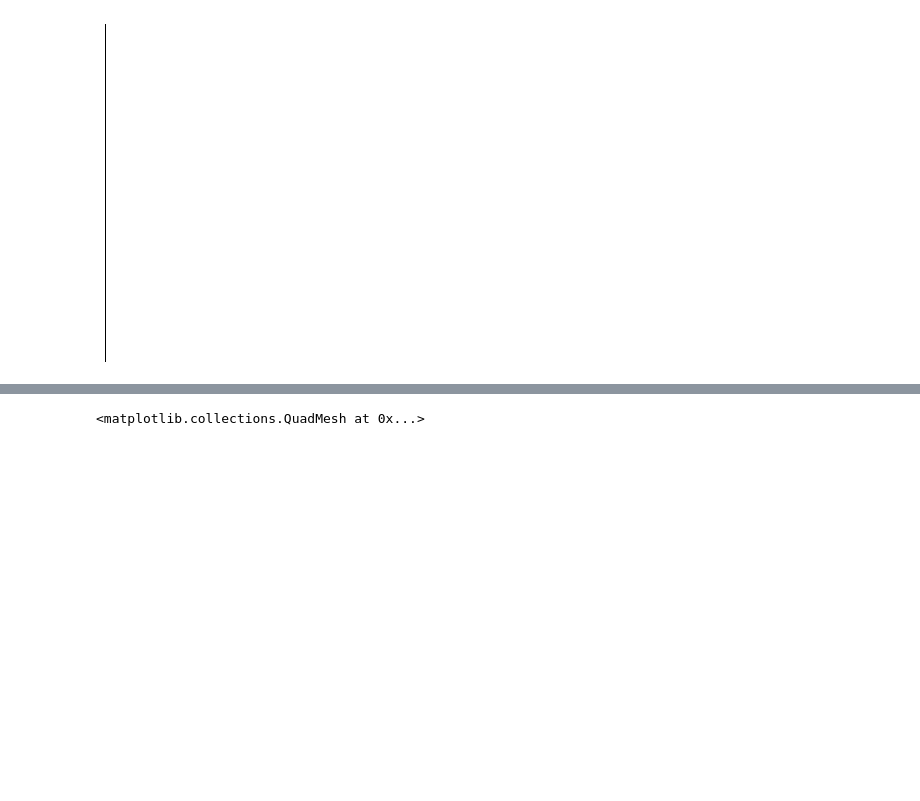
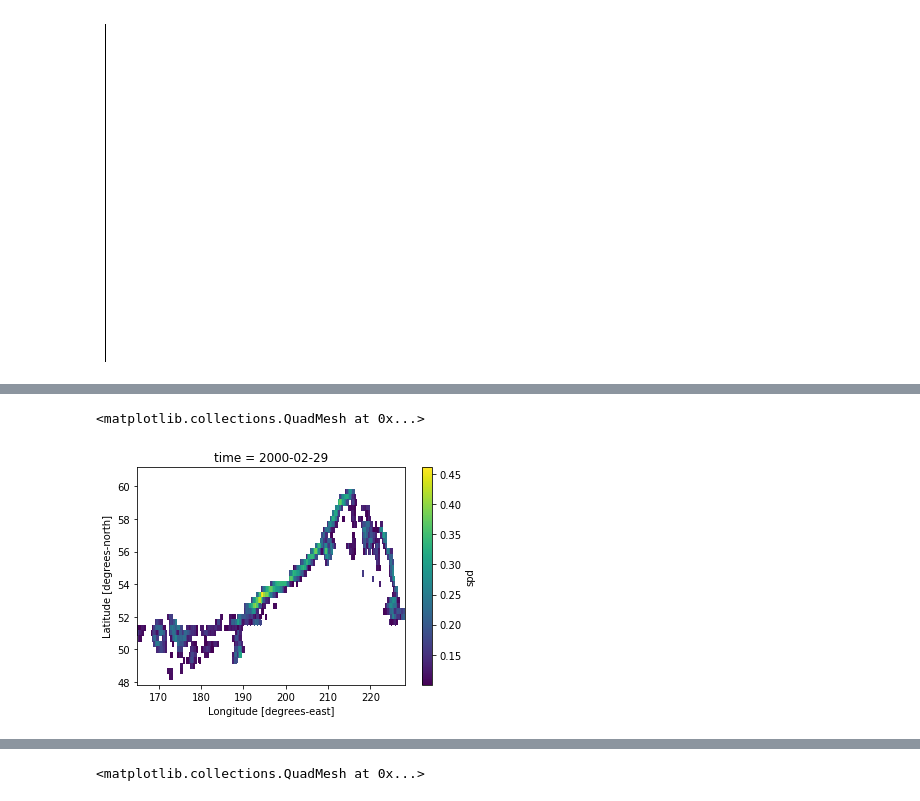
Before and after one commit to cgentemann/Biophysical, a Jupyter notebook: explore_oscar_current_data.ipynb, the cells around one changed output, grey strips where cells are left out. Drawn from its saved outputs; the diff is of its cells as text; code cells hidden in the pictures; blank space fills up the shorter version.

```diff
--- a/explore_oscar_current_data.ipynb
+++ b/explore_oscar_current_data.ipynb
@@ -19,9 +19,10 @@ from sklearn.cluster import DBSCAN
 # %%
 #climatology
 dir_data = 'F:/data/sat_data/oscar/L4/oscar_third_deg/'
-filename = dir_data + 'climatology_1993_2018_monthly_data_oscar.nc'
+#filename = dir_data + 'climatology_1993_2018_monthly_data_oscar.nc'
+filename = dir_data + 'climatology/climatology_2000_2018_monthly_data_oscar.nc'
 ds=xr.open_dataset(filename)
 ds.close()
 ds = ds.sel(lon=slice(110,250),lat=slice(65,5))
 #    masked = ds_in.where(np.isfinite(clim_in))
-ds.plot()
+#ds.plot()
@@ -58,7 +55,7 @@ ValueError: dimensions or multi-index levels ['longitude', 'latitude'] do not ex
 #put monthly data into one big array
 dir_data = 'F:/data/sat_data/oscar/L4/oscar_third_deg/'
 for lyr in range(1993,2018): #2019): #2017):
-    filename = dir_data + str(lyr) + 'monthly_data_oscar.nc'
+    filename = dir_data + 'monthly/' + str(lyr) + 'monthly_data_oscar.nc'
     ds=xr.open_dataset(filename)
     ds_subset = ds.sel(lon=slice(120,250),lat=slice(65,15))
     ds.close()
@@ -266,0 +313,7 @@ plt.savefig('F:/data/NASA_biophysical/telecon_figs/max_curr_distance_from_mean.p
+# %%
+ds_masked = ds_subset.where(np.isnan(ds_subset.mask_alaskan_stream))  #this will mask out all data
+ds_masked = ds_masked.where(ds_masked.spd>.1)  #this will mask out all data
+ds_masked.spd[85,:,:].plot()
+# %% [output]
+<matplotlib.collections.QuadMesh at 0x...>
+[figure, added]
```
Also changed, not shown: parts of 19 cells of this notebook, 1 other file.
